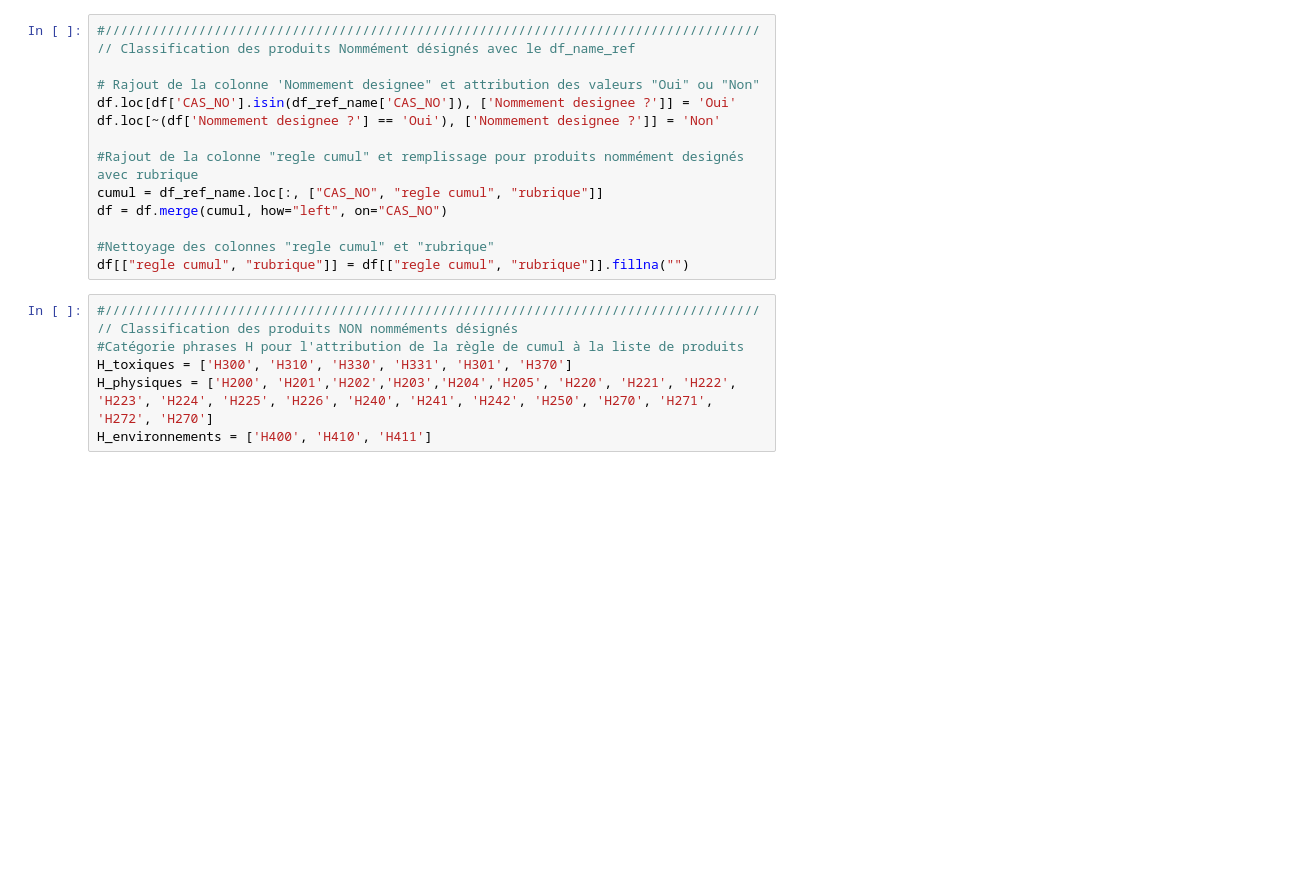
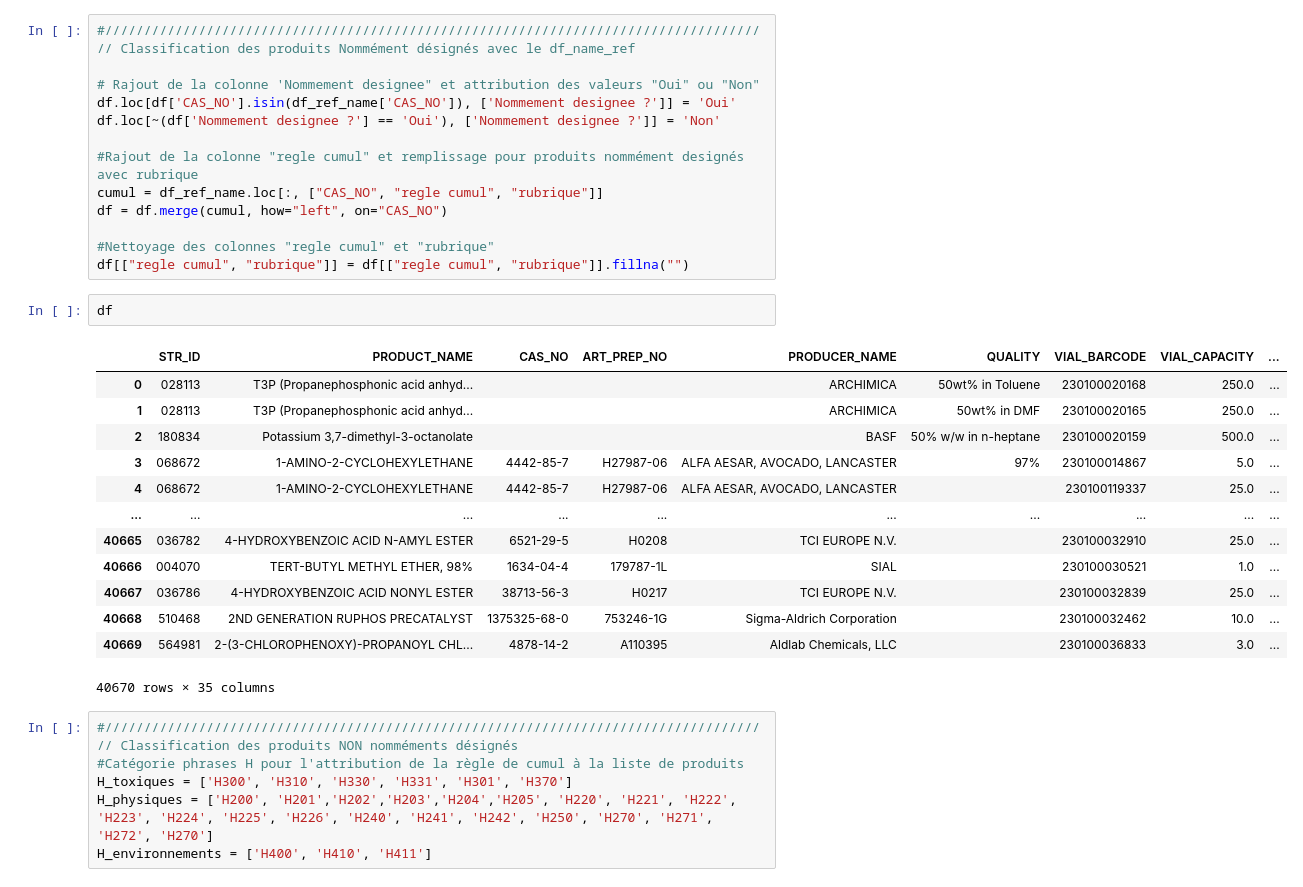
Before and after one commit to 4xel-C/Seveso_ICPE_classification, a Jupyter notebook: main.ipynb, the cells around one changed output. Saved outputs shown, nothing was run; the diff lists cells and outputs as text; blank space fills up the shorter version.

```diff
--- a/main.ipynb
+++ b/main.ipynb
@@ -63,6 +89,22 @@ df = df.merge(cumul, how="left", on="CAS_NO")
 
 #Nettoyage des colonnes "regle cumul" et "rubrique"
 df[["regle cumul", "rubrique"]] = df[["regle cumul", "rubrique"]].fillna("")
+# %%
+df
+# %% [output]
+|  | STR_ID | PRODUCT_NAME | CAS_NO | ART_PREP_NO | PRODUCER_NAME | QUALITY | VIAL_BARCODE | VIAL_CAPACITY | ... |
+| 0 | 028113 | T3P (Propanephosphonic acid anhyd... |  |  | ARCHIMICA | 50wt% in Toluene | 230100020168 | 250.0 | ... |
+| 1 | 028113 | T3P (Propanephosphonic acid anhyd... |  |  | ARCHIMICA | 50wt% in DMF | 230100020165 | 250.0 | ... |
+| 2 | 180834 | Potassium 3,7-dimethyl-3-octanolate |  |  | BASF | 50% w/w in n-heptane | 230100020159 | 500.0 | ... |
+| 3 | 068672 | 1-AMINO-2-CYCLOHEXYLETHANE | 4442-85-7 | H27987-06 | ALFA AESAR, AVOCADO, LANCASTER | 97% | 230100014867 | 5.0 | ... |
+| 4 | 068672 | 1-AMINO-2-CYCLOHEXYLETHANE | 4442-85-7 | H27987-06 | ALFA AESAR, AVOCADO, LANCASTER |  | 230100119337 | 25.0 | ... |
+| ... | ... | ... | ... | ... | ... | ... | ... | ... | ... |
+| 40665 | 036782 | 4-HYDROXYBENZOIC ACID N-AMYL ESTER | 6521-29-5 | H0208 | TCI EUROPE N.V. |  | 230100032910 | 25.0 | ... |
+| 40666 | 004070 | TERT-BUTYL METHYL ETHER, 98% | 1634-04-4 | 179787-1L | SIAL |  | 230100030521 | 1.0 | ... |
+| 40667 | 036786 | 4-HYDROXYBENZOIC ACID NONYL ESTER | 38713-56-3 | H0217 | TCI EUROPE N.V. |  | 230100032839 | 25.0 | ... |
+| 40668 | 510468 | 2ND GENERATION RUPHOS PRECATALYST | 1375325-68-0 | 753246-1G | Sigma-Aldrich Corporation |  | 230100032462 | 10.0 | ... |
+| 40669 | 564981 | 2-(3-CHLOROPHENOXY)-PROPANOYL CHL... | 4878-14-2 | A110395 | Aldlab Chemicals, LLC |  | 230100036833 | 3.0 | ... |
+40670 rows × 35 columns
 # %%
 #////////////////////////////////////////////////////////////////////////////////////// Classification des produits NON nomméments désignés
 #Catégorie phrases H pour l'attribution de la règle de cumul à la liste de produits
```
Also changed, not shown: parts of 7 cells of this notebook.
